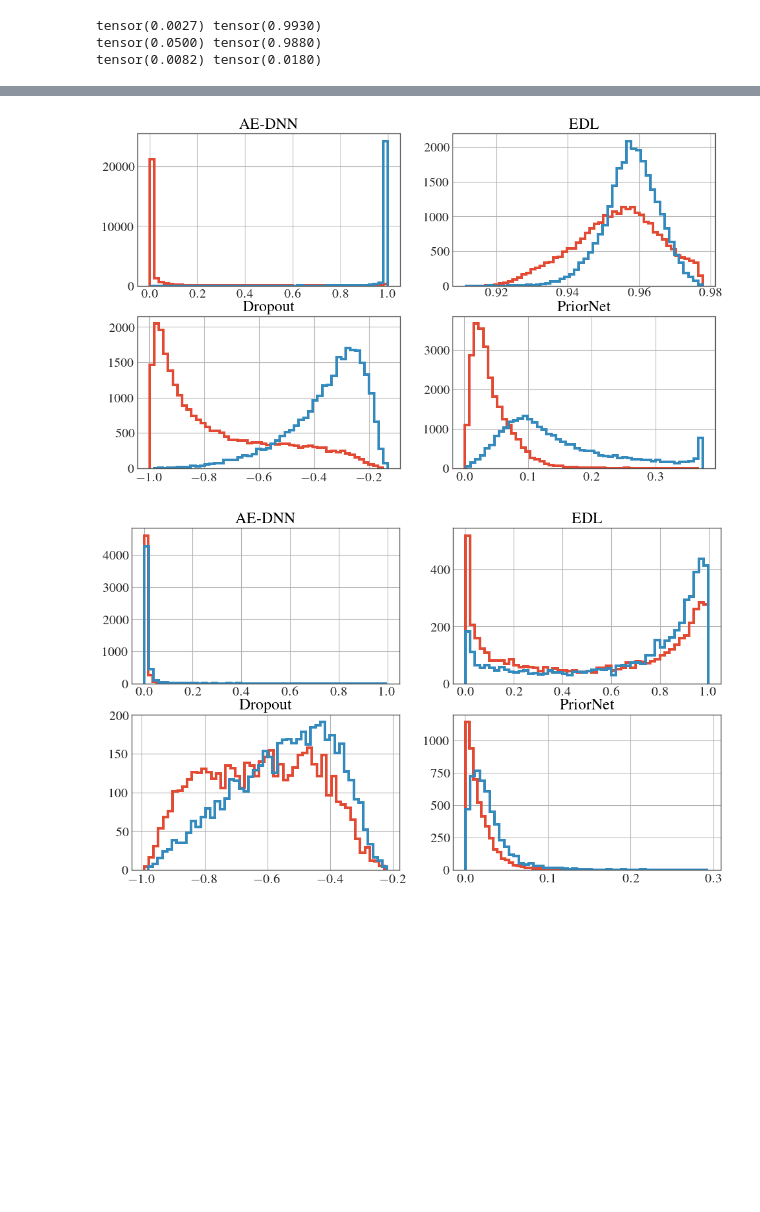
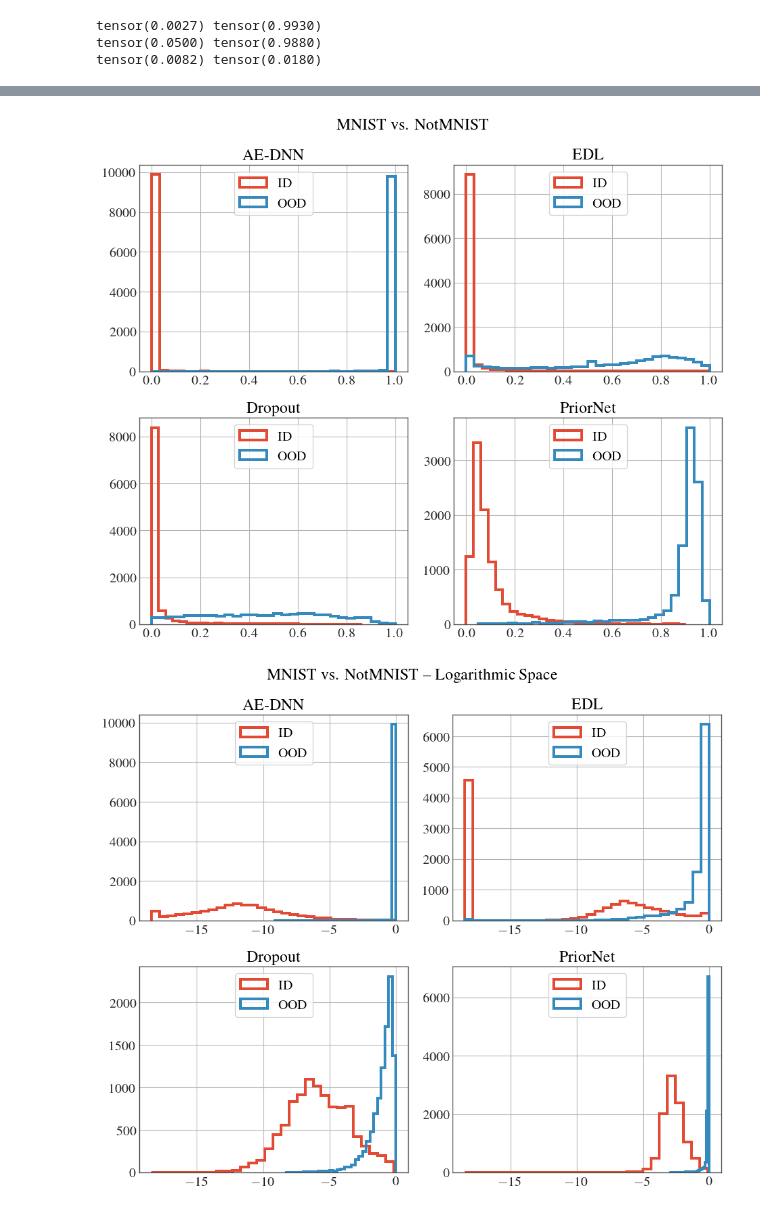
Before and after one commit to dhuseljic/ae-dnn, a Jupyter notebook: Experiments-Quantitative.ipynb, the cells around one changed output, grey strips where cells are left out. Cells and saved outputs as stored; diff of their text form; code cells hidden in the pictures; blank space fills up the shorter version.

```diff
--- a/Experiments-Quantitative.ipynb
+++ b/Experiments-Quantitative.ipynb
@@ -214,18 +216,11 @@ plt.show()
-# %%
-for i, (name, tmp) in enumerate(results_svhn):
-    plt.subplot(221 + i)
-    plt.title(name)
-    plt.hist(tmp['unc_in'], bins=50, histtype='step' , linewidth=3)
-    plt.hist(tmp['unc_out'], bins=50, histtype='step', linewidth=3)
-plt.show()
-# %% [output]
-[figure, removed]
-# %%
-for i, (name, tmp) in enumerate(results_cifar5):
-    plt.subplot(221 + i)
-    plt.title(name)
-    plt.hist(tmp['unc_in'], bins=50, histtype='step' , linewidth=3)
-    plt.hist(tmp['unc_out'], bins=50, histtype='step', linewidth=3)
-plt.show()
-# %% [output]
-[figure, removed]
+# %%
+plot_uc_results(results_mnist, 'MNIST vs. NotMNIST')
+# plt.savefig('plots/UC_mnist.pdf')
+plt.show()
+
+plot_uc_results(results_mnist, 'MNIST vs. NotMNIST', logarithmic=True)
+# plt.savefig('plots/UC_mnist.pdf')
+plt.show()
+# %% [output]
+[figure, added]
+[figure, added]
```
Also changed, not shown: parts of 4 cells of this notebook.
